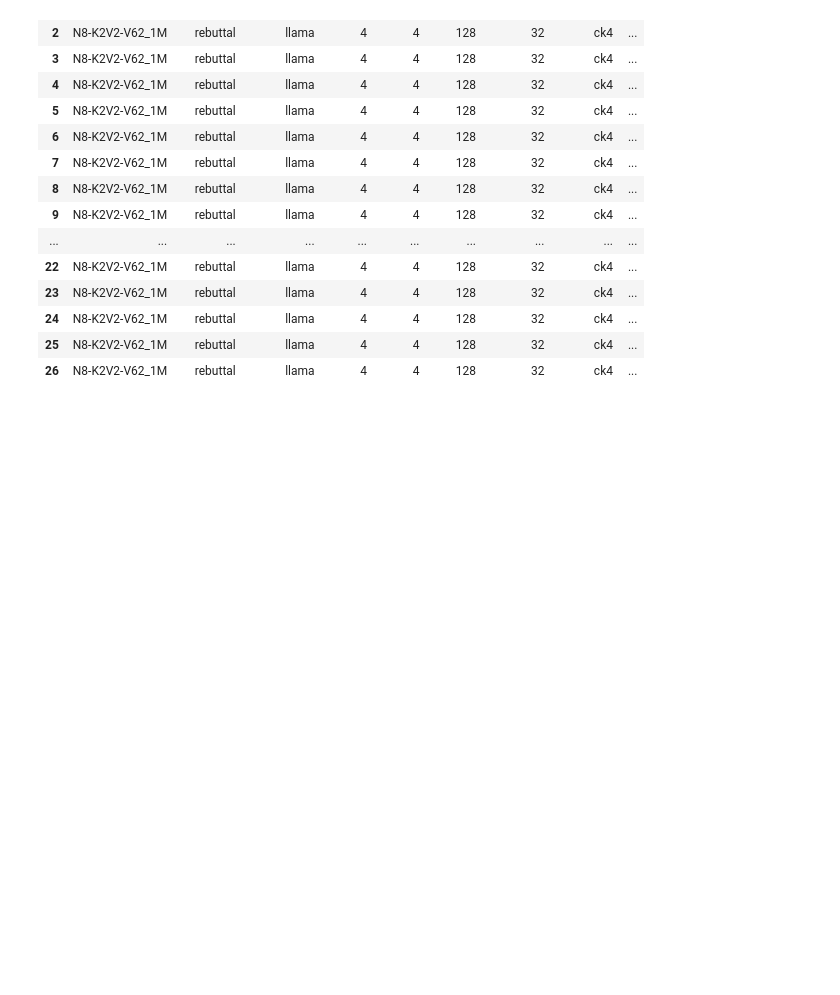
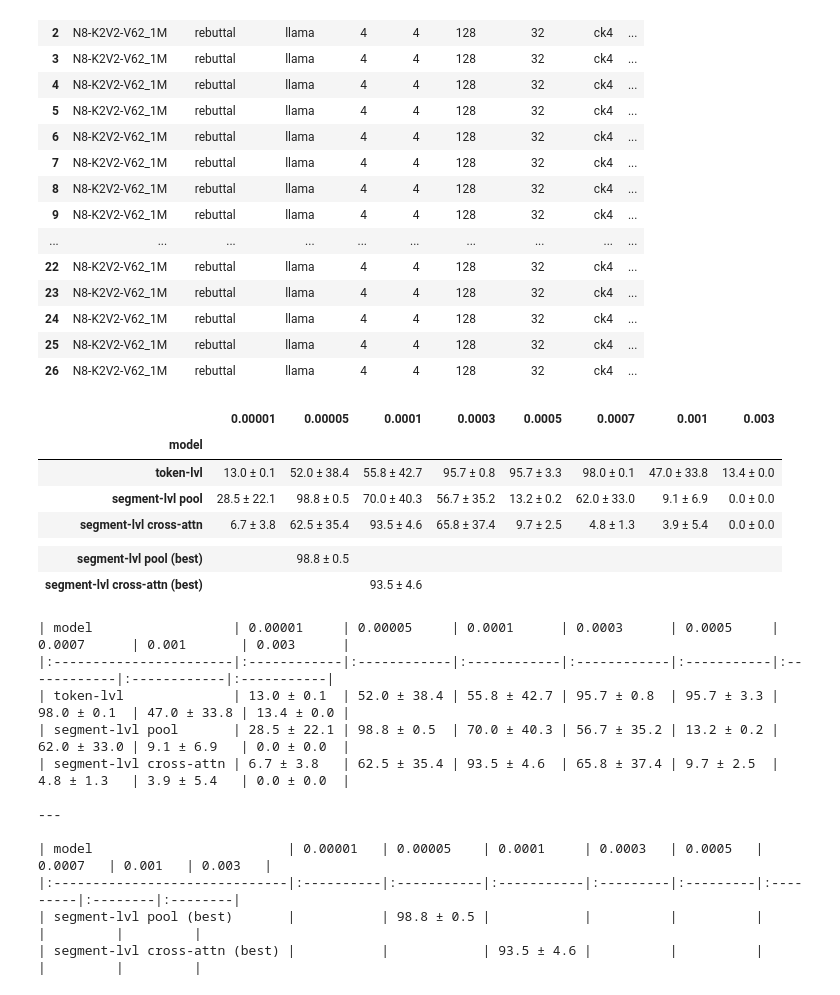
Before and after one commit to booydar/compressing-associations, a Jupyter notebook: notebooks/collect_results_rmmv5-rebuttal.ipynb, the cells around one changed output. Saved outputs shown, nothing was run; the diff lists cells and outputs as text; code cells hidden in the pictures; blank space fills up the shorter version.

```diff
--- a/notebooks/collect_results_rmmv5-rebuttal.ipynb
+++ b/notebooks/collect_results_rmmv5-rebuttal.ipynb
@@ -463,30 +463,73 @@ g
 # %%
 g = grouped.reset_index()
 read_mode_to_model = {
     "identity": "token-lvl",
     "unpool": "segment-lvl pool",
     "cross_attn": "segment-lvl cross-attn",
 }
-model_order = list(read_mode_to_model.values())
-g["model"] = g["read_mode"].map(read_mode_to_model)
+best_read_mode_to_model = {
+    "unpool": "segment-lvl pool (best)",
+    "cross_attn": "segment-lvl cross-attn (best)",
+}
+main_model_order = list(read_mode_to_model.values())
+best_model_order = list(best_read_mode_to_model.values())
 
 def _fmt_lr(x):
     s = format(x, ".5f")
     return s.rstrip("0").rstrip(".") if "." in s else str(x)
 
 learning_rates = np.sort(g["learning_rate"].unique())
 lr_strs = [_fmt_lr(lr) for lr in learning_rates]
 g["lr"] = pd.Categorical(g["learning_rate"].map(_fmt_lr), categories=lr_strs, ordered=True)
-g["cell"] = g.apply(lambda r: f"{r['avg_em']:.2f} ± {r['std_em']:.2f}", axis=1)
+g["cell"] = g.apply(lambda r: f"{r['avg_em']:.1f} ± {r['std_em']:.1f}", axis=1)
+g["max_cell"] = g["all_ems"].apply(lambda xs: f"{max(xs):.1f}" if xs else "")
 
 # drop highest LR (same as previous plot)
 g = g[g["lr"] != lr_strs[-1]]
 lr_cols = lr_strs[:-1]
 
-table = (
-    g.pivot_table(index="model", columns="lr", values="cell", aggfunc="first")
-    .reindex(index=model_order, columns=lr_cols)
+main_table = (
+    g.assign(model=g["read_mode"].map(read_mode_to_model))
+    .pivot_table(index="model", columns="lr", values="cell", aggfunc="first")
+    .reindex(index=main_model_order, columns=lr_cols)
 )
+best_table = (
+    g[g["read_mode"].isin(best_read_mode_to_model)]
+    .assign(model=g["read_mode"].map(best_read_mode_to_model))
+    .pivot_table(index="model", columns="lr", values="max_cell", aggfunc="first")
+    .reindex(index=best_model_order, columns=lr_cols)
+)
+
+hline = pd.DataFrame([{col: "—" for col in lr_cols}], index=[""])
+hline.index.name = "model"
+table = pd.concat([main_table, hline, best_table])
 table.columns.name = "lr"
-display(table)
+
+display(
+    table.style.apply(
+        lambda row: ["border-top: 2px solid black" if row.name == "" else "" for _ in row],
+        axis=1,
+    )
+)
 print(table.to_markdown())
+# %% [output]
+|  | 0.00001 | 0.00005 | 0.0001 | 0.0003 | 0.0005 | 0.0007 | 0.001 | 0.003 |
+| model |  |  |  |  |  |  |  |  |
+| token-lvl | 13.0 ± 0.1 | 52.0 ± 38.4 | 55.8 ± 42.7 | 95.7 ± 0.8 | 95.7 ± 3.3 | 98.0 ± 0.1 | 47.0 ± 33.8 | 13.4 ± 0.0 |
+| segment-lvl pool | 28.5 ± 22.1 | 98.8 ± 0.5 | 70.0 ± 40.3 | 56.7 ± 35.2 | 13.2 ± 0.2 | 62.0 ± 33.0 | 9.1 ± 6.9 | 0.0 ± 0.0 |
+| segment-lvl cross-attn | 6.7 ± 3.8 | 62.5 ± 35.4 | 93.5 ± 4.6 | 65.8 ± 37.4 | 9.7 ± 2.5 | 4.8 ± 1.3 | 3.9 ± 5.4 | 0.0 ± 0.0 |
+|  |  |  |  |  |  |  |  |  |
+| segment-lvl pool (best) |  | 98.8 ± 0.5 |  |  |  |  |  |  |
+| segment-lvl cross-attn (best) |  |  | 93.5 ± 4.6 |  |  |  |  |  |
+| model                  | 0.00001     | 0.00005     | 0.0001      | 0.0003      | 0.0005     | 0.0007      | 0.001       | 0.003      |
+|:-----------------------|:------------|:------------|:------------|:------------|:-----------|:------------|:------------|:-----------|
+| token-lvl              | 13.0 ± 0.1  | 52.0 ± 38.4 | 55.8 ± 42.7 | 95.7 ± 0.8  | 95.7 ± 3.3 | 98.0 ± 0.1  | 47.0 ± 33.8 | 13.4 ± 0.0 |
+| segment-lvl pool       | 28.5 ± 22.1 | 98.8 ± 0.5  | 70.0 ± 40.3 | 56.7 ± 35.2 | 13.2 ± 0.2 | 62.0 ± 33.0 | 9.1 ± 6.9   | 0.0 ± 0.0  |
+| segment-lvl cross-attn | 6.7 ± 3.8   | 62.5 ± 35.4 | 93.5 ± 4.6  | 65.8 ± 37.4 | 9.7 ± 2.5  | 4.8 ± 1.3   | 3.9 ± 5.4   | 0.0 ± 0.0  |
+
+---
+
+| model                         | 0.00001   | 0.00005    | 0.0001     | 0.0003   | 0.0005   | 0.0007   | 0.001   | 0.003   |
+|:------------------------------|:----------|:-----------|:-----------|:---------|:---------|:---------|:--------|:--------|
+| segment-lvl pool (best)       |           | 98.8 ± 0.5 |            |          |          |          |         |         |
+| segment-lvl cross-attn (best) |           |            | 93.5 ± 4.6 |          |          |          |         |         |
```
Also changed, not shown: 20 other files.
